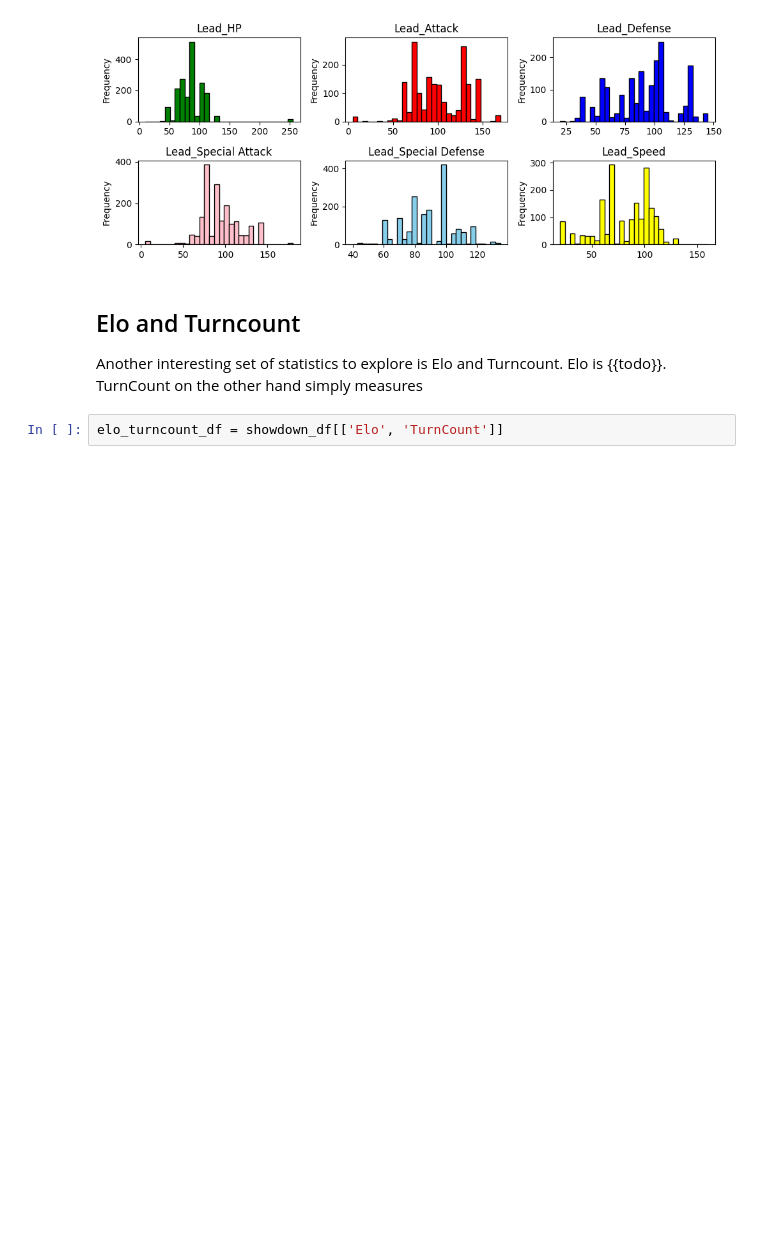
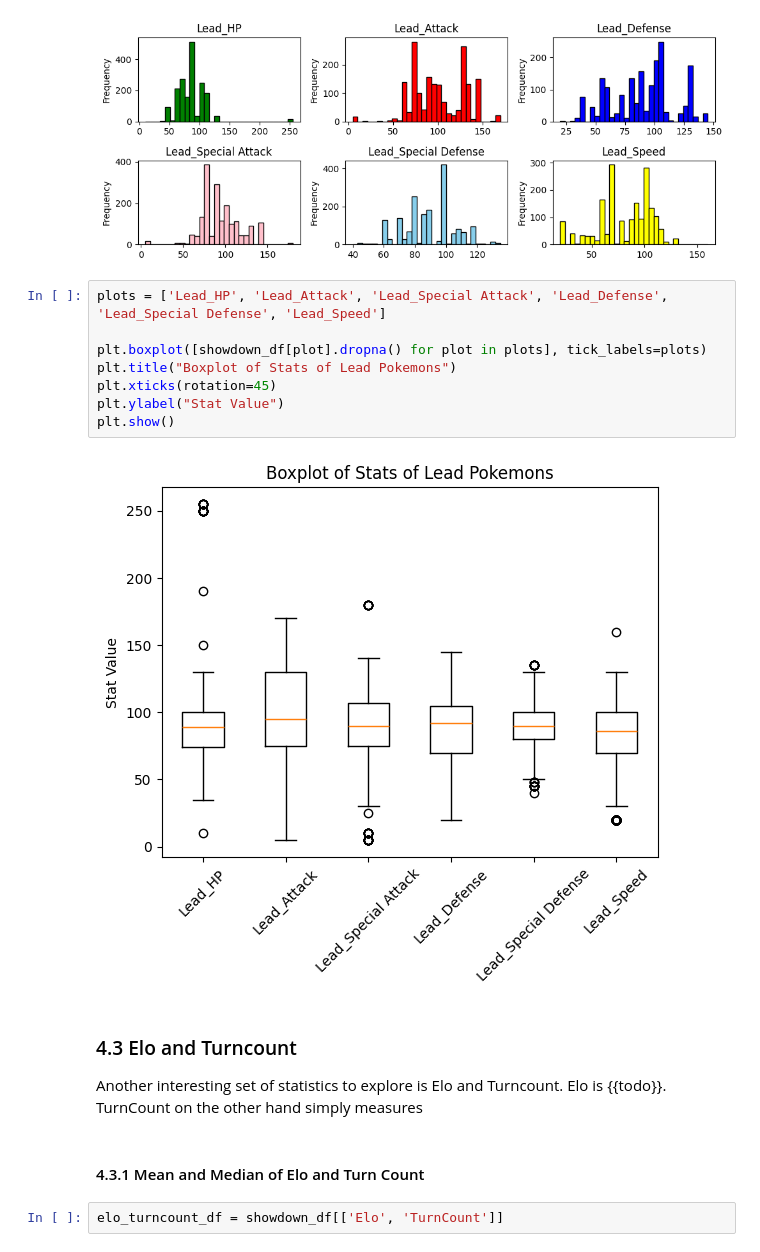
Before and after one commit to jrgo7/csmodel-mco, a Jupyter notebook: phase-1.ipynb, the cells around one changed output. Saved outputs shown, nothing was run; the diff lists cells and outputs as text; blank space fills up the shorter version.

```diff
--- a/phase-1.ipynb
+++ b/phase-1.ipynb
@@ -425,11 +442,23 @@ plt.tight_layout()
 plt.show()
 # %% [output]
 [figure]
+# %%
+plots = ['Lead_HP', 'Lead_Attack', 'Lead_Special Attack', 'Lead_Defense', 'Lead_Special Defense', 'Lead_Speed']
+
+plt.boxplot([showdown_df[plot].dropna() for plot in plots], tick_labels=plots)
+plt.title("Boxplot of Stats of Lead Pokemons")
+plt.xticks(rotation=45)
+plt.ylabel("Stat Value")
+plt.show()
+# %% [output]
+[figure, added]
 # %% [markdown]
-## Elo and Turncount
+### 4.3 Elo and Turncount
 
 Another interesting set of statistics to explore is Elo and Turncount. Elo is
 {{todo}}. TurnCount on the other hand simply measures
+# %% [markdown]
+#### 4.3.1 Mean and Median of Elo and Turn Count
 # %%
 elo_turncount_df = showdown_df[['Elo', 'TurnCount']]
 # %%
```
Also changed, not shown: parts of 22 cells of this notebook.
